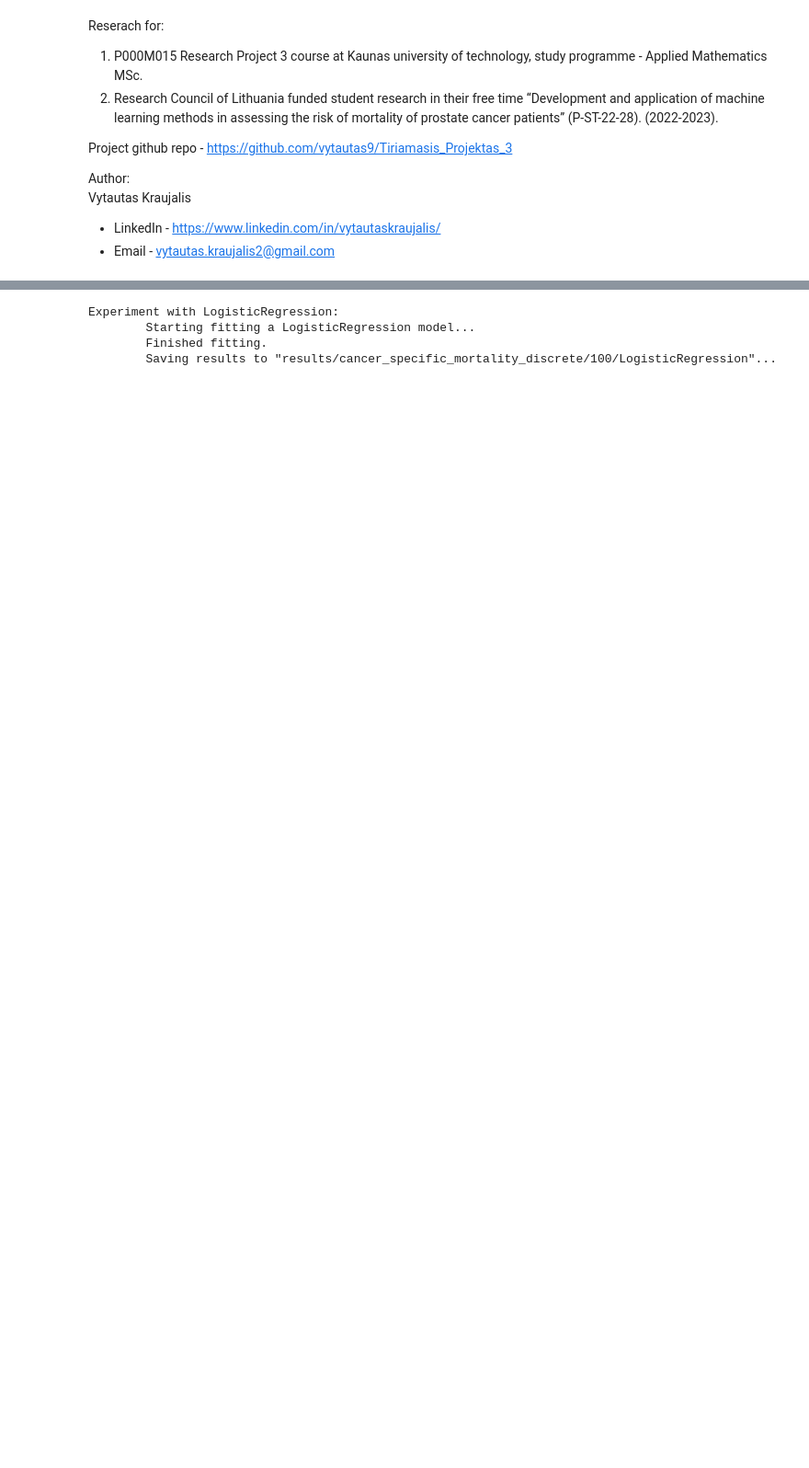
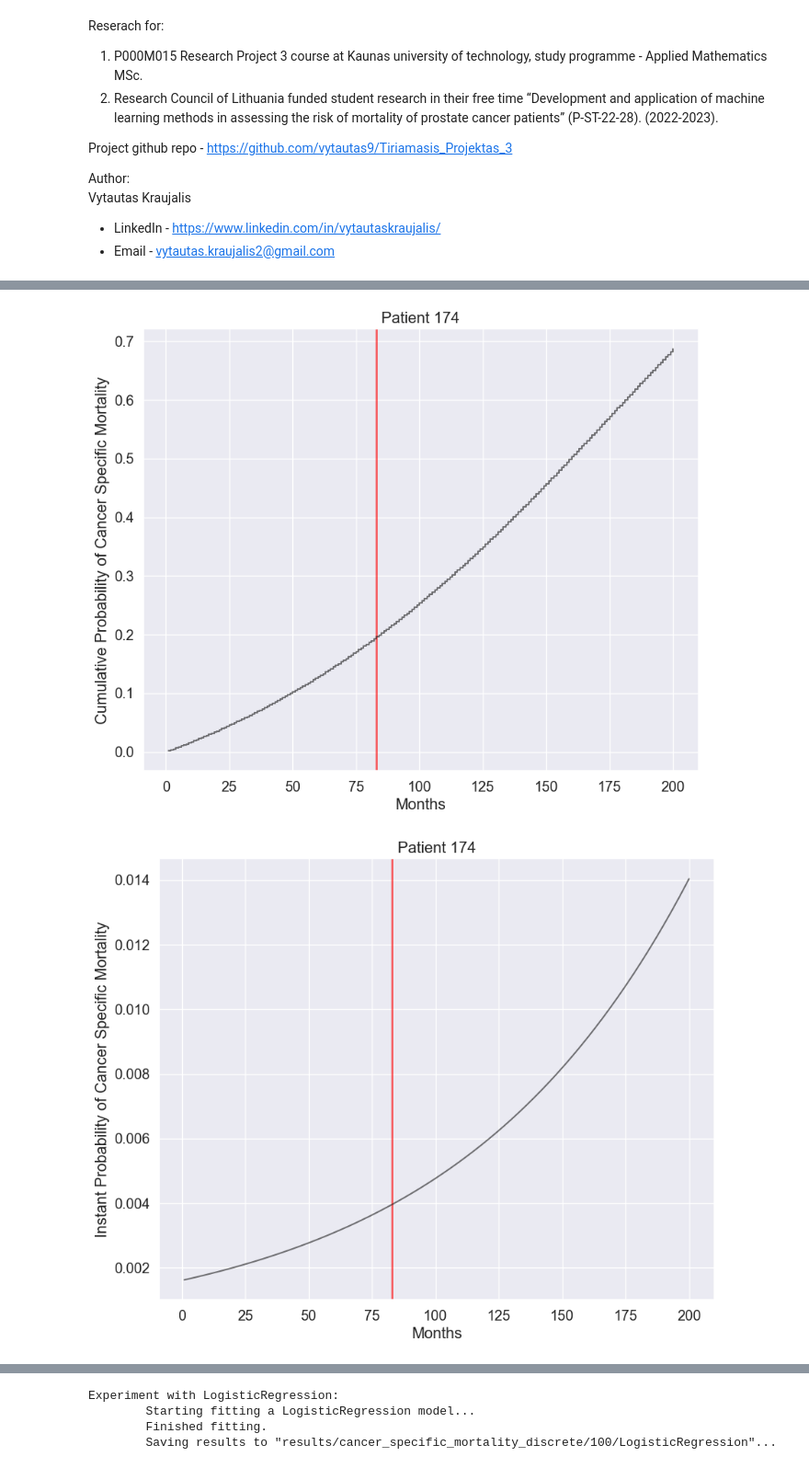
Before and after one commit to vytautas9/Tiriamasis_Projektas_3, a Jupyter notebook: ResearchProject3.ipynb, the cells around one changed output, grey strips where cells are left out. Shown at 92% size. Drawn from its saved outputs; the diff is of its cells as text; code cells hidden in the pictures; blank space fills up the shorter version.

```diff
--- a/ResearchProject3.ipynb
+++ b/ResearchProject3.ipynb
@@ -779,0 +1002,6 @@ NameError: name 'report_best_scores' is not defined
+# %%
+# TRYSgrupes column does not have enough data in levels for training data, we'll drop this column
+data_train_homogenous.drop(columns=['TRYSgrupes'], inplace=True)
+
+# also adjust testing dataset
+data_test_homogenous = data_test.drop(columns=['TRYSgrupes'])
@@ -779,0 +1061,14 @@ NameError: name 'report_best_scores' is not defined
+# %%
+# Create dummy variables for categorical data
+data_train = pd.get_dummies(data_train, columns=['clinical_stage', 'biopsy_gleason_gg', 'pathological_gleason_gg',
+                                'pathologic_stage', 'lni', 'surgical_margin_status', 'persistent_psa',
+                                'TRYSgrupes', 'PLNDO1'])
+data_train_homogenous = pd.get_dummies(data_train_homogenous, columns=['clinical_stage', 'biopsy_gleason_gg', 'pathological_gleason_gg',
+                                'pathologic_stage', 'lni', 'surgical_margin_status', 'persistent_psa',
+                                'PLNDO1'])
+data_test = pd.get_dummies(data_test, columns=['clinical_stage', 'biopsy_gleason_gg', 'pathological_gleason_gg',
+                                'pathologic_stage', 'lni', 'surgical_margin_status', 'persistent_psa',
+                                'TRYSgrupes', 'PLNDO1'])
+data_test_homogenous = pd.get_dummies(data_test_homogenous, columns=['clinical_stage', 'biopsy_gleason_gg', 'pathological_gleason_gg',
+                                'pathologic_stage', 'lni', 'surgical_margin_status', 'persistent_psa',
+                                'PLNDO1'])
@@ -779,0 +1259,13 @@ NameError: name 'report_best_scores' is not defined
+# %%
+# Define the model
+model = LogisticRegression(solver='liblinear', random_state=0)
+
+# Run the experiment
+run_experiment(df_train=data_train_homogenous, df_test=data_test_homogenous, model=model,
+               max_time=200, target_column='cancer_specific_mortality',
+              is_homogenous_dataset=True)
+
+model, auc_stats = read_experiment('LogisticRegression', 'cancer_specific_mortality', 200,
+                                  is_homogenous_dataset=True)
+
+print(auc_stats)
@@ -779,0 +1290,10 @@ NameError: name 'report_best_scores' is not defined
+# %%
+data_test_homogenous_predicted = add_predict_probabilities(data_test_homogenous, model=model, max_time=200,
+                                                 target_column='cancer_specific_mortality',
+                                                          is_homogenous_dataset=True)
+
+plot_single_patient(data_test_homogenous_predicted, patient_id=174, target_column='cancer_specific_mortality',
+                    target_title='Cancer Specific Mortality', fix_axis=False)
+# %% [output]
+[figure, added]
+[figure, added]
```
Also changed, not shown: parts of 153 cells of this notebook.
